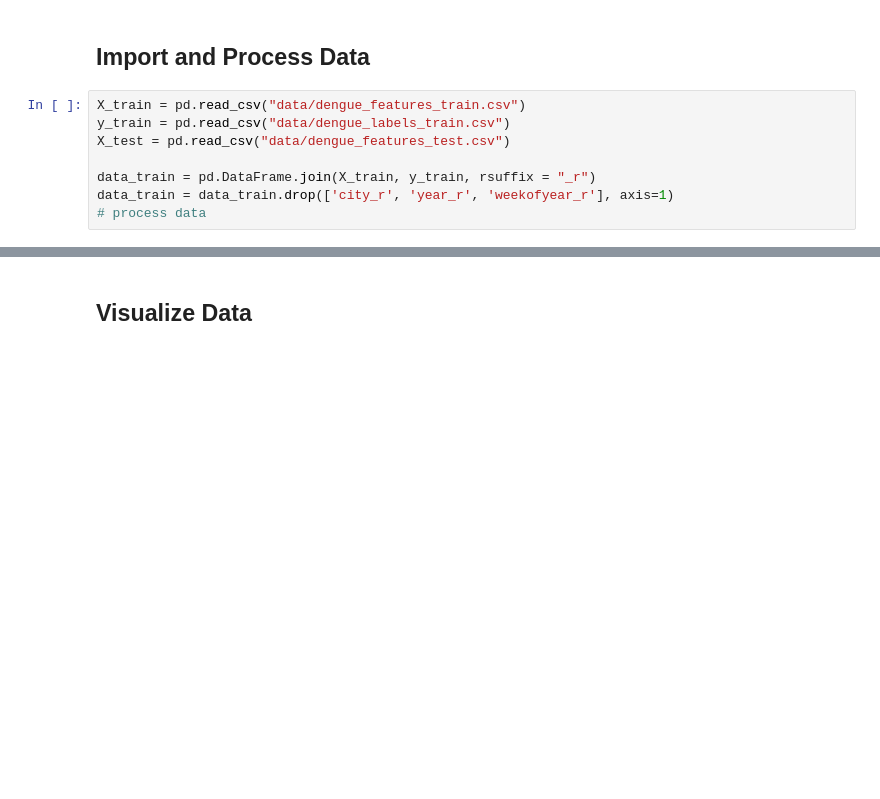
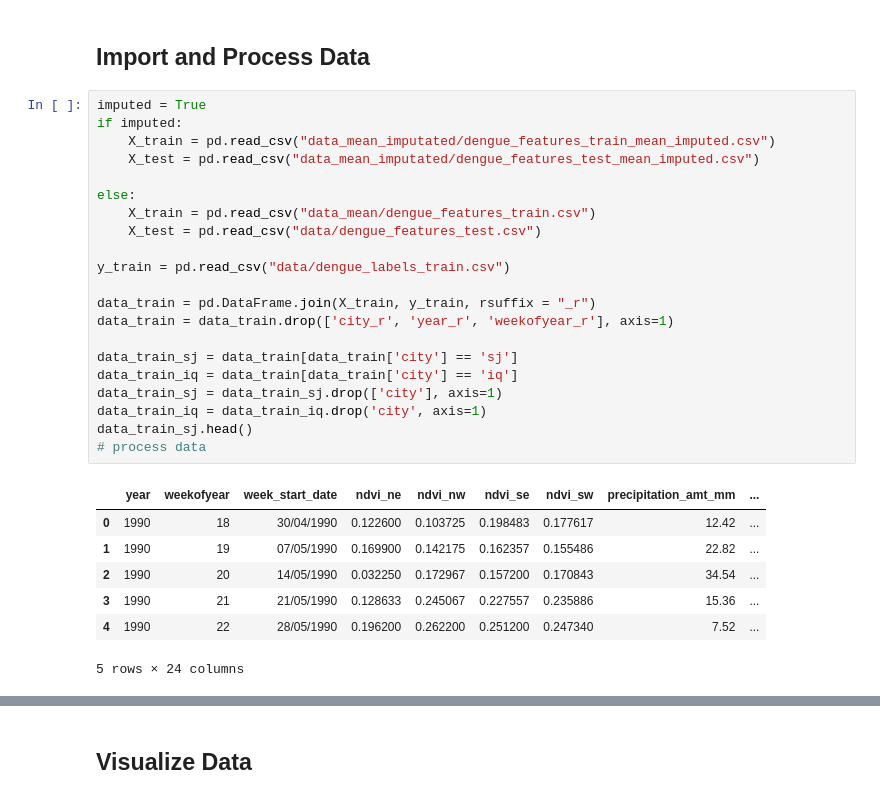
Before and after one commit to dineshjagai/CIS-520-Final-Project, a Jupyter notebook: FinalProject.ipynb, the cells around one changed output, grey strips where cells are left out. Cells and saved outputs as stored; diff of their text form; blank space fills up the shorter version.

```diff
--- a/FinalProject.ipynb
+++ b/FinalProject.ipynb
@@ -22,10 +21,31 @@ ModuleNotFoundError: No module named 'pd'
 # %% [markdown]
 ## Import and Process Data
 # %%
-X_train = pd.read_csv("data/dengue_features_train.csv")
+imputed = True
+if imputed:
+    X_train = pd.read_csv("data_mean_imputated/dengue_features_train_mean_imputed.csv")
+    X_test = pd.read_csv("data_mean_imputated/dengue_features_test_mean_imputed.csv")
+
+else:
+    X_train = pd.read_csv("data_mean/dengue_features_train.csv")
+    X_test = pd.read_csv("data/dengue_features_test.csv")
+
 y_train = pd.read_csv("data/dengue_labels_train.csv")
-X_test = pd.read_csv("data/dengue_features_test.csv")
 
 data_train = pd.DataFrame.join(X_train, y_train, rsuffix = "_r")
 data_train = data_train.drop(['city_r', 'year_r', 'weekofyear_r'], axis=1)
+
+data_train_sj = data_train[data_train['city'] == 'sj']
+data_train_iq = data_train[data_train['city'] == 'iq']
+data_train_sj = data_train_sj.drop(['city'], axis=1)
+data_train_iq = data_train_iq.drop('city', axis=1)
+data_train_sj.head()
 # process data
+# %% [output]
+|  | year | weekofyear | week_start_date | ndvi_ne | ndvi_nw | ndvi_se | ndvi_sw | precipitation_amt_mm | ... |
+| 0 | 1990 | 18 | 30/04/1990 | 0.122600 | 0.103725 | 0.198483 | 0.177617 | 12.42 | ... |
+| 1 | 1990 | 19 | 07/05/1990 | 0.169900 | 0.142175 | 0.162357 | 0.155486 | 22.82 | ... |
+| 2 | 1990 | 20 | 14/05/1990 | 0.032250 | 0.172967 | 0.157200 | 0.170843 | 34.54 | ... |
+| 3 | 1990 | 21 | 21/05/1990 | 0.128633 | 0.245067 | 0.227557 | 0.235886 | 15.36 | ... |
+| 4 | 1990 | 22 | 28/05/1990 | 0.196200 | 0.262200 | 0.251200 | 0.247340 | 7.52 | ... |
+5 rows × 24 columns
```
Also changed, not shown: parts of 5 cells of this notebook.
